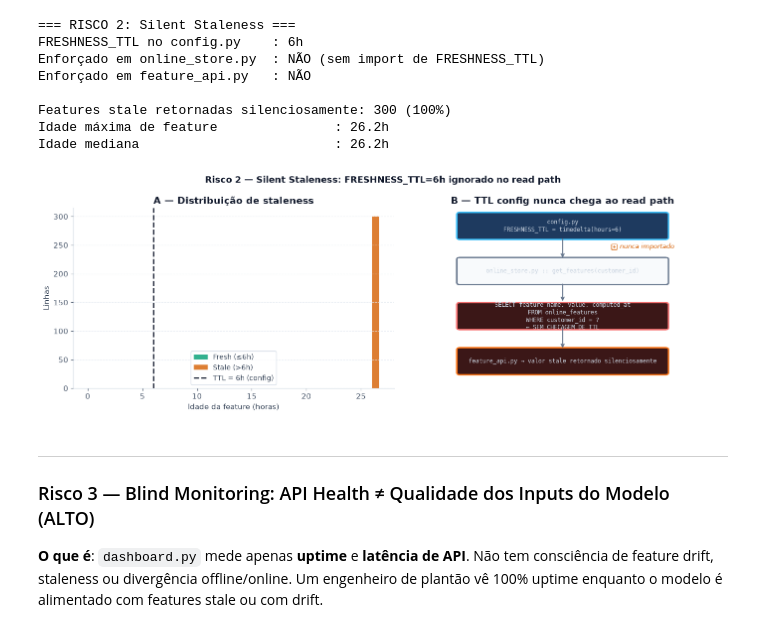
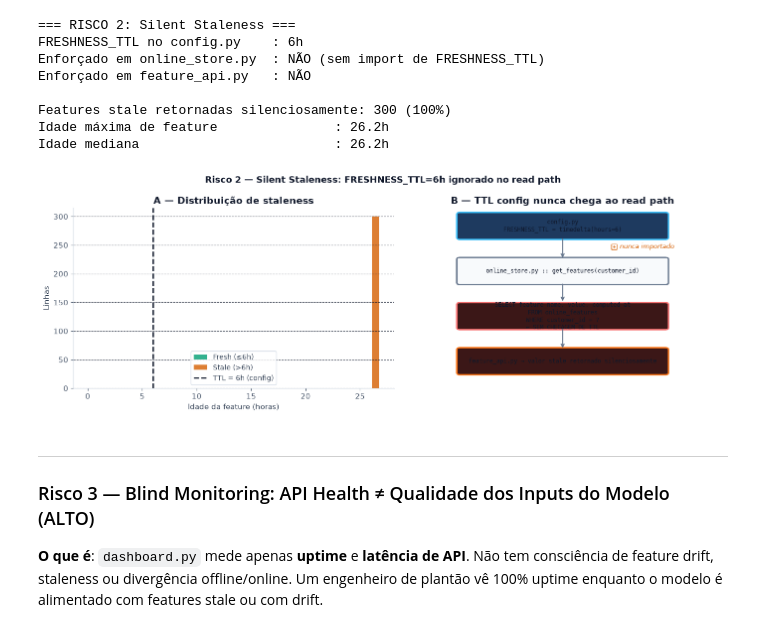
Before and after one commit to Cristiano2132/nubank-model-risk-business-case, a Jupyter notebook: business_case_answers.ipynb, the cells around one changed output. Cells and saved outputs as stored; diff of their text form; code cells hidden in the pictures.

```diff
--- a/business_case_answers.ipynb
+++ b/business_case_answers.ipynb
@@ -63,7 +63,7 @@ def style_chart(ax):
     ax.spines['right'].set_visible(False)
     ax.spines['left'].set_color('#cbd5e1')
     ax.spines['bottom'].set_color('#cbd5e1')
-    ax.grid(axis='y', linestyle='--', alpha=0.7, color='#e2e8f0')
+    ax.grid(axis='y', linestyle='--', alpha=0.7, color='#0f172a')
     ax.tick_params(colors='#475569')
 
 COL_OFFLINE = '#0072B2' # Blue
@@ -253,35 +253,35 @@ fig, axes = plt.subplots(1, 2, figsize=(14, 5))
 fig.suptitle('Risco 2 — Silent Staleness: FRESHNESS_TTL=6h ignorado no read path',
              fontsize=13, color='#0f172a', fontweight='bold')
 
 ax = axes[0]
 ages = df_online_s['age_hours'].values
 bins = np.linspace(0, max(ages) * 1.02, 40)
 ax.hist(ages[ages <= TTL_H], bins=bins, color=COL_LO, alpha=0.8, label=f'Fresh (≤{TTL_H}h)', edgecolor='none')
 ax.hist(ages[ages > TTL_H],  bins=bins, color=COL_HI, alpha=0.8, label=f'Stale (>{TTL_H}h)',  edgecolor='none')
 ax.axvline(TTL_H, color='#0f172a', lw=2, linestyle='--', label=f'TTL = {TTL_H}h (config)')
 ax.set_xlabel('Idade da feature (horas)'); ax.set_ylabel('Linhas')
 ax.set_title('A — Distribuição de staleness'); ax.legend(fontsize=10); style_chart(ax)
 
 ax = axes[1]
 ax.set_xlim(0, 10); ax.set_ylim(0, 10); ax.axis('off')
 boxes = [
     (5, 9.0, 'config.py\nFRESHNESS_TTL = timedelta(hours=6)', '#1e3a5f', '#38bdf8'),
     (5, 6.5, 'online_store.py :: get_features(customer_id)', '#f8fafc', '#64748b'),
     (5, 4.0, 'SELECT feature_name, value, computed_at\nFROM online_features\nWHERE customer_id = ?\n← SEM CHECAGEM DE TTL', '#3b1717', '#f87171'),
     (5, 1.5, 'feature_api.py → valor stale retornado silenciosamente', '#3b1717', '#f97316'),
 ]
 for (x, y, txt, bg, border) in boxes:
     ax.add_patch(mpatches.FancyBboxPatch((x - 3.2, y - 0.65), 6.4, 1.3,
                  boxstyle='round,pad=0.1', facecolor=bg, edgecolor=border, linewidth=2))
-    ax.text(x, y, txt, ha='center', va='center', fontsize=8.5, color='#cbd5e1', fontfamily='monospace')
+    ax.text(x, y, txt, ha='center', va='center', fontsize=8.5, color='#0f172a', fontfamily='monospace')
 for ys, ye in [(8.35, 7.15), (5.85, 4.75), (3.35, 2.15)]:
     ax.annotate('', xy=(5, ye), xytext=(5, ys), arrowprops=dict(arrowstyle='->', color='#64748b', lw=1.5))
 ax.text(6.5, 7.75, '❌ nunca importado', fontsize=9, color=COL_HI, style='italic')
 ax.set_title('B — TTL config nunca chega ao read path')
 fig.tight_layout()
 plt.show()
 # %% [output]
-[figure, old version]
+[figure, new version]
 # %% [markdown]
 ---
 ### Risco 3 — Blind Monitoring: API Health ≠ Qualidade dos Inputs do Modelo (ALTO)
```
Also changed, not shown: parts of 8 cells of this notebook.
